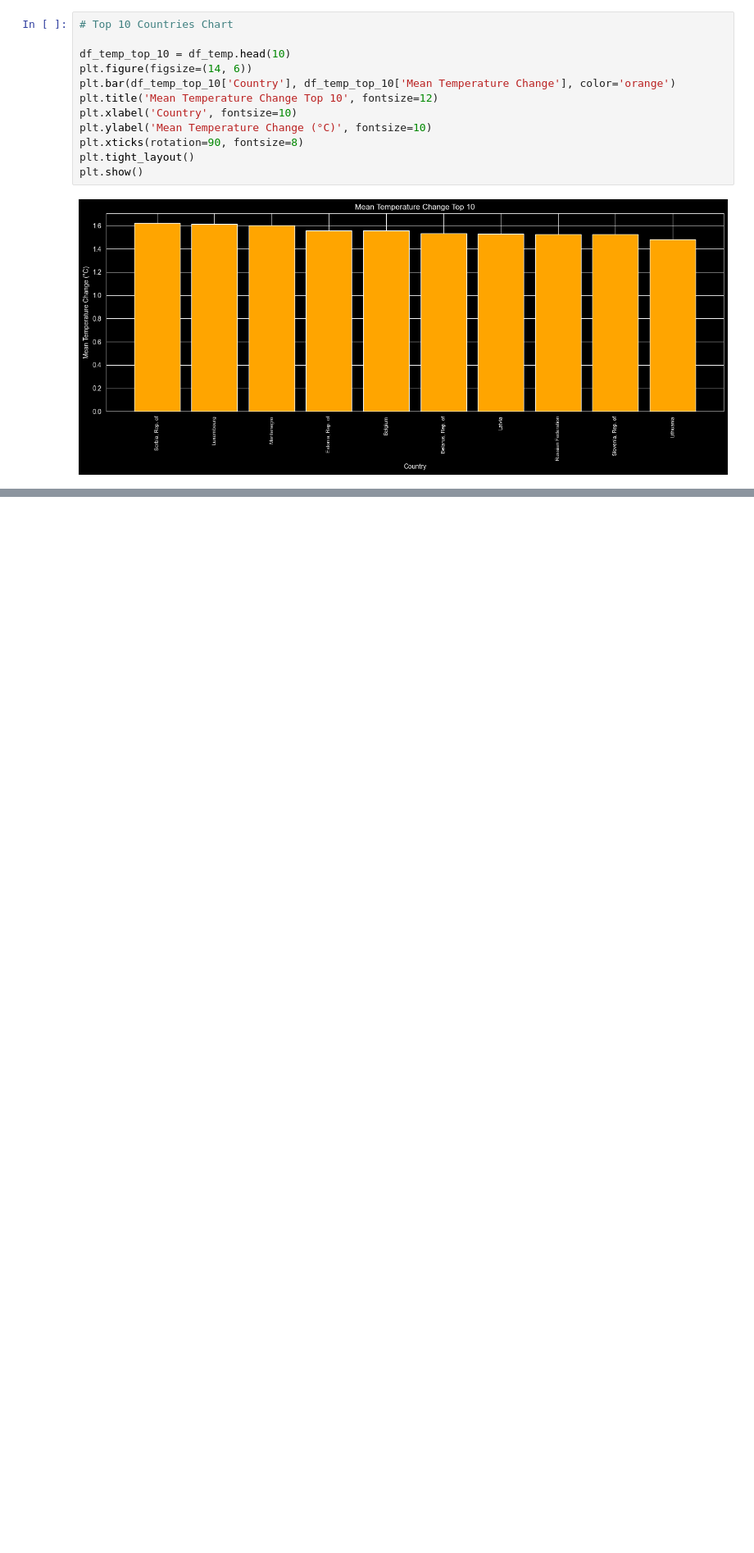
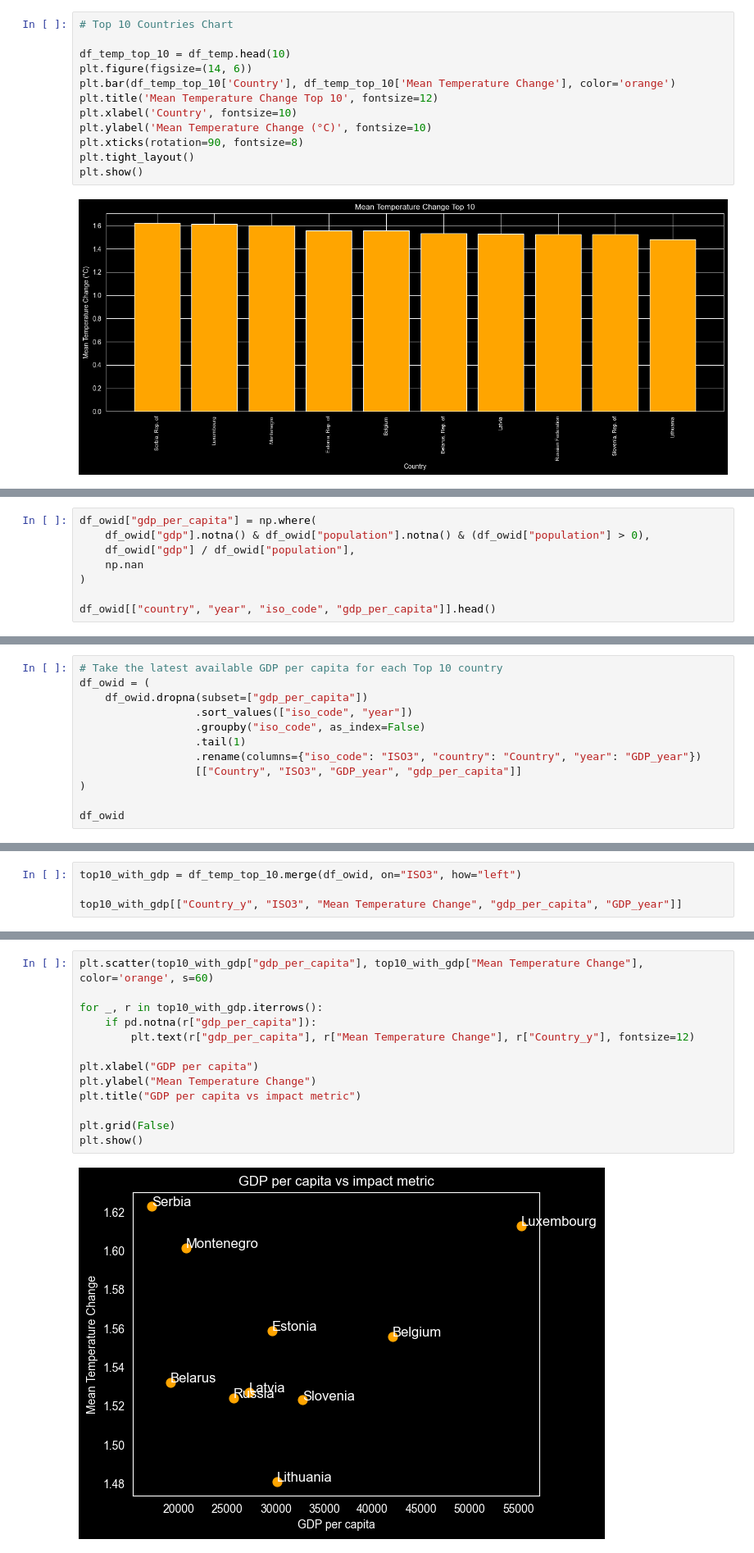
Before and after one commit to tince250/climate-change-ds, a Jupyter notebook: q3-climate-inpact.ipynb, the cells around one changed output, grey strips where cells are left out. Shown at 82% size. Cells and saved outputs as stored; diff of their text form; blank space fills up the shorter version.

Commit message:
Add: GDP per capita info (Q3)

```diff
--- a/q3-climate-inpact.ipynb
+++ b/q3-climate-inpact.ipynb
@@ -248,0 +270,8 @@ To fully answer Q3, we will merge these results with socio-economic indicators (
+# %%
+df_owid["gdp_per_capita"] = np.where(
+    df_owid["gdp"].notna() & df_owid["population"].notna() & (df_owid["population"] > 0),
+    df_owid["gdp"] / df_owid["population"],
+    np.nan
+)
+
+df_owid[["country", "year", "iso_code", "gdp_per_capita"]].head()
@@ -248,0 +287,12 @@ To fully answer Q3, we will merge these results with socio-economic indicators (
+# %%
+# Take the latest available GDP per capita for each Top 10 country
+df_owid = (
+    df_owid.dropna(subset=["gdp_per_capita"])
+                  .sort_values(["iso_code", "year"])
+                  .groupby("iso_code", as_index=False)
+                  .tail(1)
+                  .rename(columns={"iso_code": "ISO3", "country": "Country", "year": "GDP_year"})
+                  [["Country", "ISO3", "GDP_year", "gdp_per_capita"]]
+)
+
+df_owid
@@ -248,0 +313,4 @@ To fully answer Q3, we will merge these results with socio-economic indicators (
+# %%
+top10_with_gdp = df_temp_top_10.merge(df_owid, on="ISO3", how="left")
+
+top10_with_gdp[["Country_y", "ISO3", "Mean Temperature Change", "gdp_per_capita", "GDP_year"]]
@@ -248,0 +329,15 @@ To fully answer Q3, we will merge these results with socio-economic indicators (
+# %%
+plt.scatter(top10_with_gdp["gdp_per_capita"], top10_with_gdp["Mean Temperature Change"], color='orange', s=60)
+
+for _, r in top10_with_gdp.iterrows():
+    if pd.notna(r["gdp_per_capita"]):
+        plt.text(r["gdp_per_capita"], r["Mean Temperature Change"], r["Country_y"], fontsize=12)
+
+plt.xlabel("GDP per capita")
+plt.ylabel("Mean Temperature Change")
+plt.title("GDP per capita vs impact metric")
+
+plt.grid(False)
+plt.show()
+# %% [output]
+[figure, added]
```
Also changed, not shown: parts of 10 cells of this notebook.
